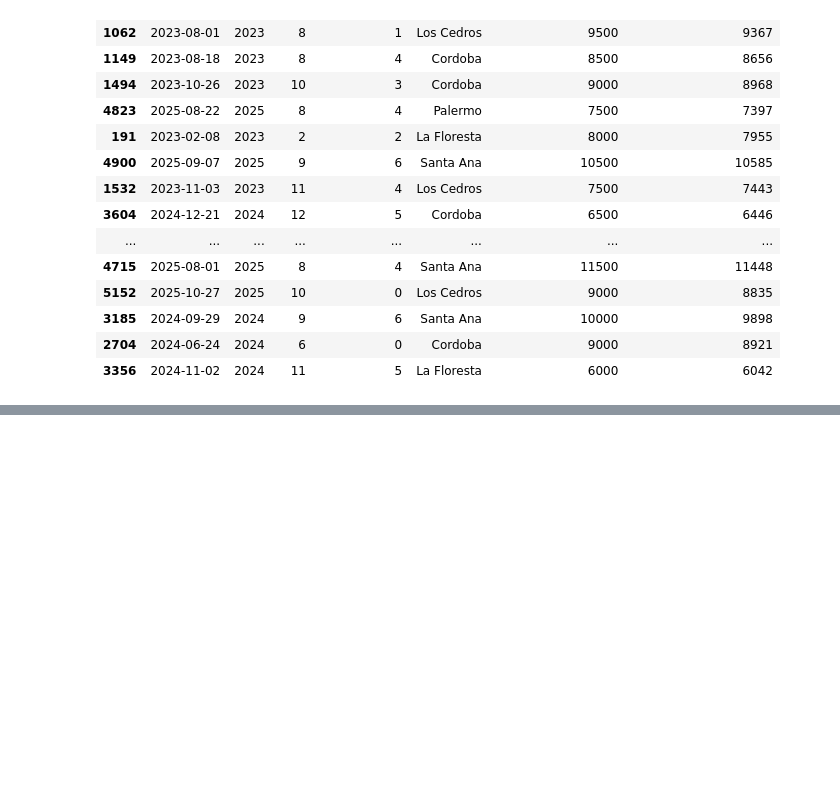
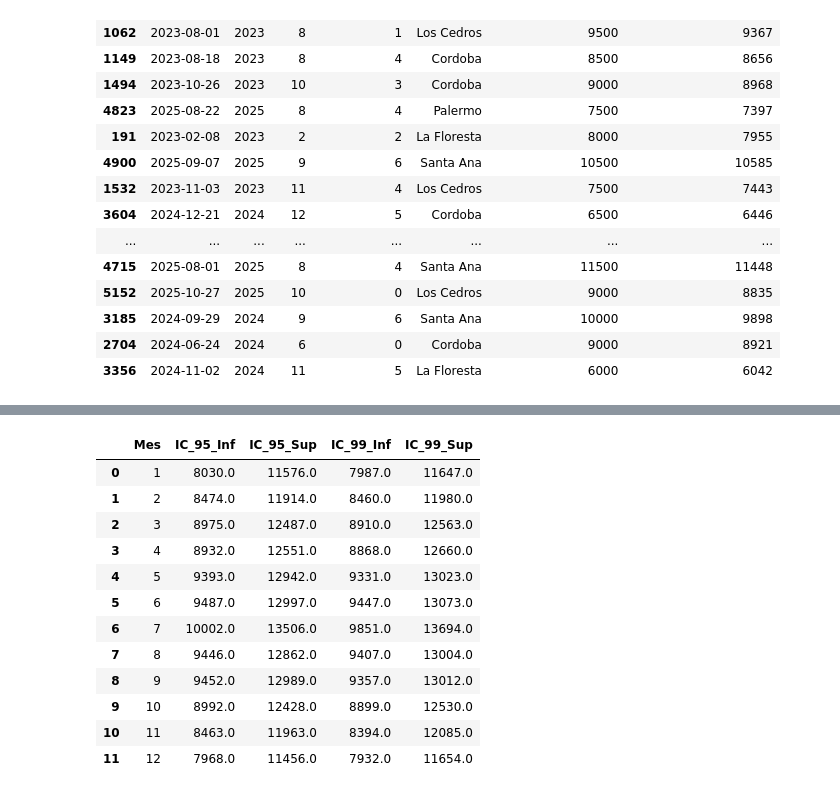
Before and after one commit to AndresMontesDeOca/GdP, a Jupyter notebook: Estadistica_TP3.ipynb, the cells around one changed output, grey strips where cells are left out. Saved outputs shown, nothing was run; the diff lists cells and outputs as text; code cells hidden in the pictures; blank space fills up the shorter version.

```diff
--- a/Estadistica_TP3.ipynb
+++ b/Estadistica_TP3.ipynb
@@ -179,0 +186,31 @@ display(df_simulacion.sample(20))
+# %%
+# 1. Filtramos las observaciones correspondientes al supermercado 'Santa Ana'
+df_santa_ana = df_simulacion[df_simulacion['Tienda'] == 'Santa Ana']
+
+# 2. Agrupamos por 'Mes' y calculamos los percentiles empíricos de 'Clientes_Observados'
+ic_empiricos = df_santa_ana.groupby('Mes')['Clientes_Observados'].agg(
+    IC_95_Inf=lambda x: x.quantile(0.025),
+    IC_95_Sup=lambda x: x.quantile(0.975),
+    IC_99_Inf=lambda x: x.quantile(0.005),
+    IC_99_Sup=lambda x: x.quantile(0.995)
+).reset_index()
+
+# 3. Redondeamos a enteros ya que estamos modelando un conteo discreto de personas
+ic_empiricos.iloc[:, 1:] = ic_empiricos.iloc[:, 1:].round(0).astype(int)
+
+# Mostramos la tabla de resultados
+display(ic_empiricos)
+# %% [output]
+|  | Mes | IC_95_Inf | IC_95_Sup | IC_99_Inf | IC_99_Sup |
+| 0 | 1 | 8030.0 | 11576.0 | 7987.0 | 11647.0 |
+| 1 | 2 | 8474.0 | 11914.0 | 8460.0 | 11980.0 |
+| 2 | 3 | 8975.0 | 12487.0 | 8910.0 | 12563.0 |
+| 3 | 4 | 8932.0 | 12551.0 | 8868.0 | 12660.0 |
+| 4 | 5 | 9393.0 | 12942.0 | 9331.0 | 13023.0 |
+| 5 | 6 | 9487.0 | 12997.0 | 9447.0 | 13073.0 |
+| 6 | 7 | 10002.0 | 13506.0 | 9851.0 | 13694.0 |
+| 7 | 8 | 9446.0 | 12862.0 | 9407.0 | 13004.0 |
+| 8 | 9 | 9452.0 | 12989.0 | 9357.0 | 13012.0 |
+| 9 | 10 | 8992.0 | 12428.0 | 8899.0 | 12530.0 |
+| 10 | 11 | 8463.0 | 11963.0 | 8394.0 | 12085.0 |
+| 11 | 12 | 7968.0 | 11456.0 | 7932.0 | 11654.0 |
```
Also changed, not shown: parts of 3 cells of this notebook.
